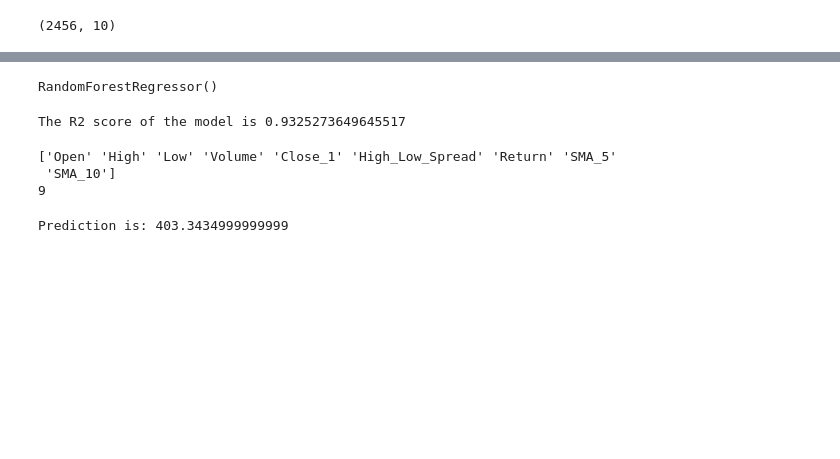
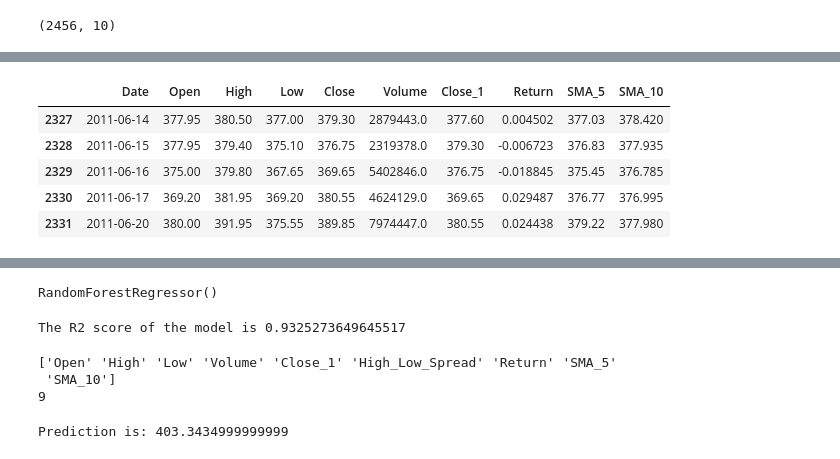
Before and after one commit to Madhavshharma/Bharti-Airtel-Stock-Price-Prediction, a Jupyter notebook: modeling.ipynb, the cells around one changed output, grey strips where cells are left out. Cells and saved outputs as stored; diff of their text form; code cells hidden in the pictures; blank space fills up the shorter version.

```diff
--- a/modeling.ipynb
+++ b/modeling.ipynb
@@ -580,6 +570,15 @@ SMA_10             9
 dtype: int64
 # %%
 df5.dropna(inplace=True)
+# %%
+df5.head()
+# %% [output]
+|  | Date | Open | High | Low | Close | Volume | Close_1 | Return | SMA_5 | SMA_10 |
+| 2327 | 2011-06-14 | 377.95 | 380.50 | 377.00 | 379.30 | 2879443.0 | 377.60 | 0.004502 | 377.03 | 378.420 |
+| 2328 | 2011-06-15 | 377.95 | 379.40 | 375.10 | 376.75 | 2319378.0 | 379.30 | -0.006723 | 376.83 | 377.935 |
+| 2329 | 2011-06-16 | 375.00 | 379.80 | 367.65 | 369.65 | 5402846.0 | 376.75 | -0.018845 | 375.45 | 376.785 |
+| 2330 | 2011-06-17 | 369.20 | 381.95 | 369.20 | 380.55 | 4624129.0 | 369.65 | 0.029487 | 376.77 | 376.995 |
+| 2331 | 2011-06-20 | 380.00 | 391.95 | 375.55 | 389.85 | 7974447.0 | 380.55 | 0.024438 | 379.22 | 377.980 |
 # %%
 df5.isna().sum()
 # %% [output]
```
Also changed, not shown: parts of 27 cells of this notebook, 10 other files.
